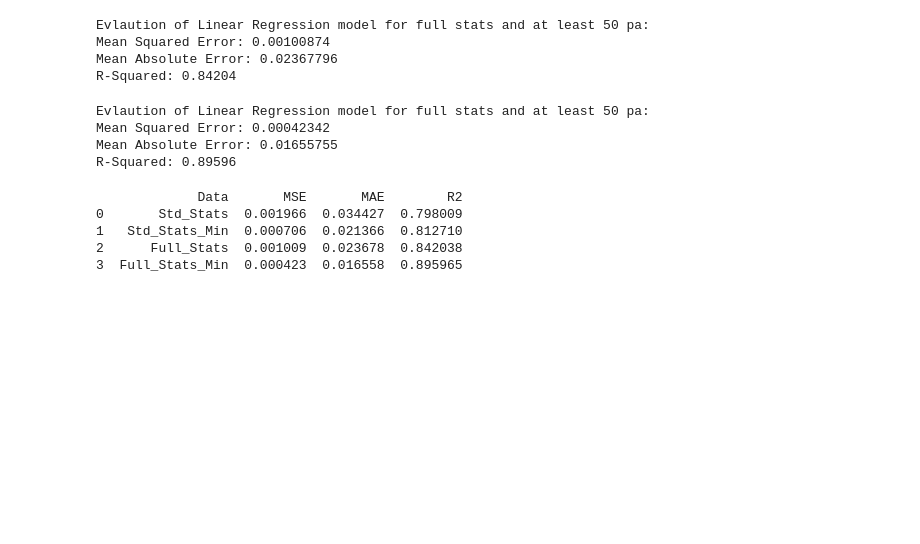
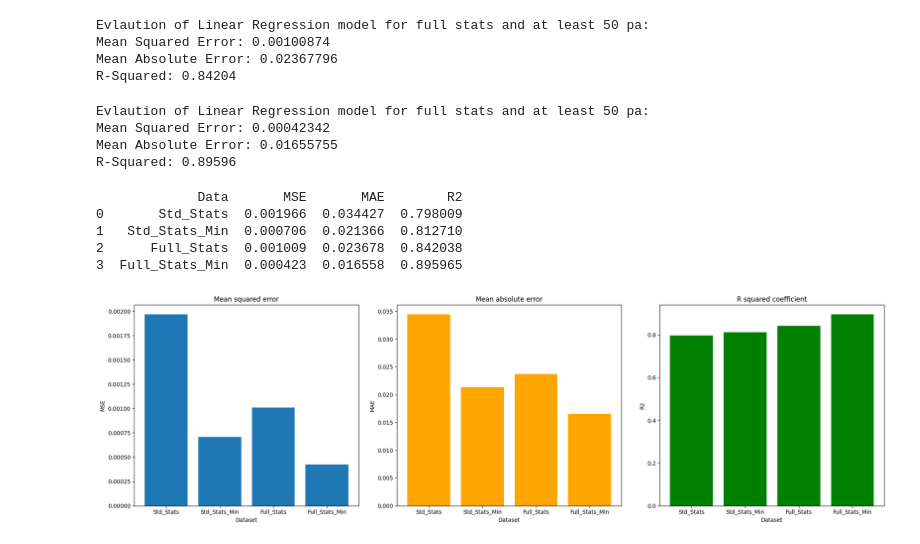
Before and after one commit to RyRom/da-proj, a Jupyter notebook: ml_demo.ipynb, the cells around one changed output. Drawn from its saved outputs; the diff is of its cells as text; code cells hidden in the pictures; blank space fills up the shorter version.

```diff
--- a/ml_demo.ipynb
+++ b/ml_demo.ipynb
@@ -840,3 +842,27 @@ print(results)
 1   Std_Stats_Min  0.000706  0.021366  0.812710
 2      Full_Stats  0.001009  0.023678  0.842038
 3  Full_Stats_Min  0.000423  0.016558  0.895965
+# %%
+fig, ax = plt.subplots(1,3, figsize=(20, 6))
+
+# Plot each field
+ax[0].bar(x=results.iloc[:, 0], height=results.iloc[:, 1])
+ax[0].set_title('Mean squared error')
+ax[0].set_ylabel('MSE')
+ax[0].set_xlabel('Dataset')
+
+ax[1].bar(x=results.iloc[:, 0], height=results.iloc[:, 2], color='orange')
+ax[1].set_title('Mean absolute error')
+ax[1].set_ylabel('MAE')
+ax[1].set_xlabel('Dataset')
+
+ax[2].bar(x=results.iloc[:, 0], height=results.iloc[:, 3], color='green')
+ax[2].set_title('R squared coefficient')
+ax[2].set_ylabel('R2')
+ax[2].set_xlabel('Dataset')
+
+# Fix padding to prevent overlap
+fig.tight_layout(w_pad=2, h_pad=2)
+plt.show()
+# %% [output]
+[figure, added]
```
Also changed, not shown: parts of 7 cells of this notebook.
